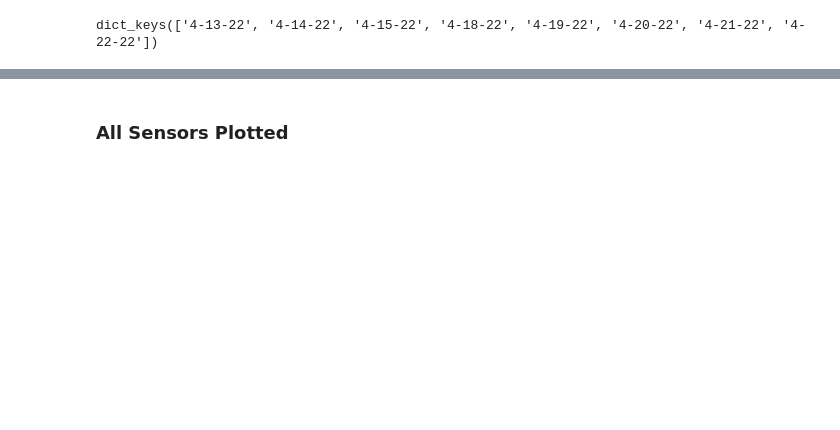
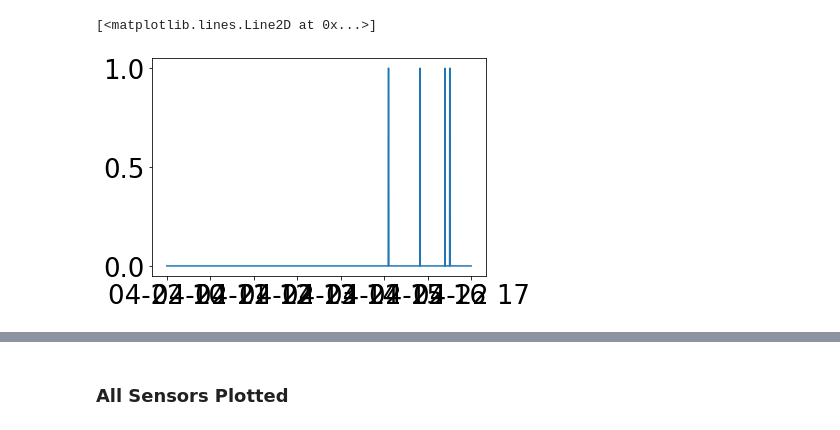
Before and after one commit to rrochlin/DataProcessingMaster, a Jupyter notebook: project/Analysis.ipynb, the cells around one changed output, grey strips where cells are left out. Drawn from its saved outputs; the diff is of its cells as text; code cells hidden in the pictures; blank space fills up the shorter version.

```diff
--- a/project/Analysis.ipynb
+++ b/project/Analysis.ipynb
@@ -41,7 +41,8 @@ mergedDataFilesDp03 = glob.glob(os.path.join("..","..","mergedData","Dp03","*.cs
 mergedDataDp03 = {(route.split("Data_")[1].split(".")[0]):pd.read_csv(route,parse_dates=[0]) for route in mergedDataFilesDp03}
 mergedDataFilesPM25 = glob.glob(os.path.join("..","..","mergedData","PM25_Std","*.csv"))
 mergedDataPM25 = {(route.split("Data_")[1].split(".")[0]):pd.read_csv(route,parse_dates=[0]) for route in mergedDataFilesPM25}
-# %%
-mergedDataPM25.keys()
-# %% [output]
-dict_keys(['4-13-22', '4-14-22', '4-15-22', '4-18-22', '4-19-22', '4-20-22', '4-21-22', '4-22-22'])
+# %%
+plt.plot(df.index,df["A7"] > 10)
+# %% [output]
+[<matplotlib.lines.Line2D at 0x...>]
+[figure, added]
```
Also changed, not shown: parts of 5 cells of this notebook, 1 other file.
